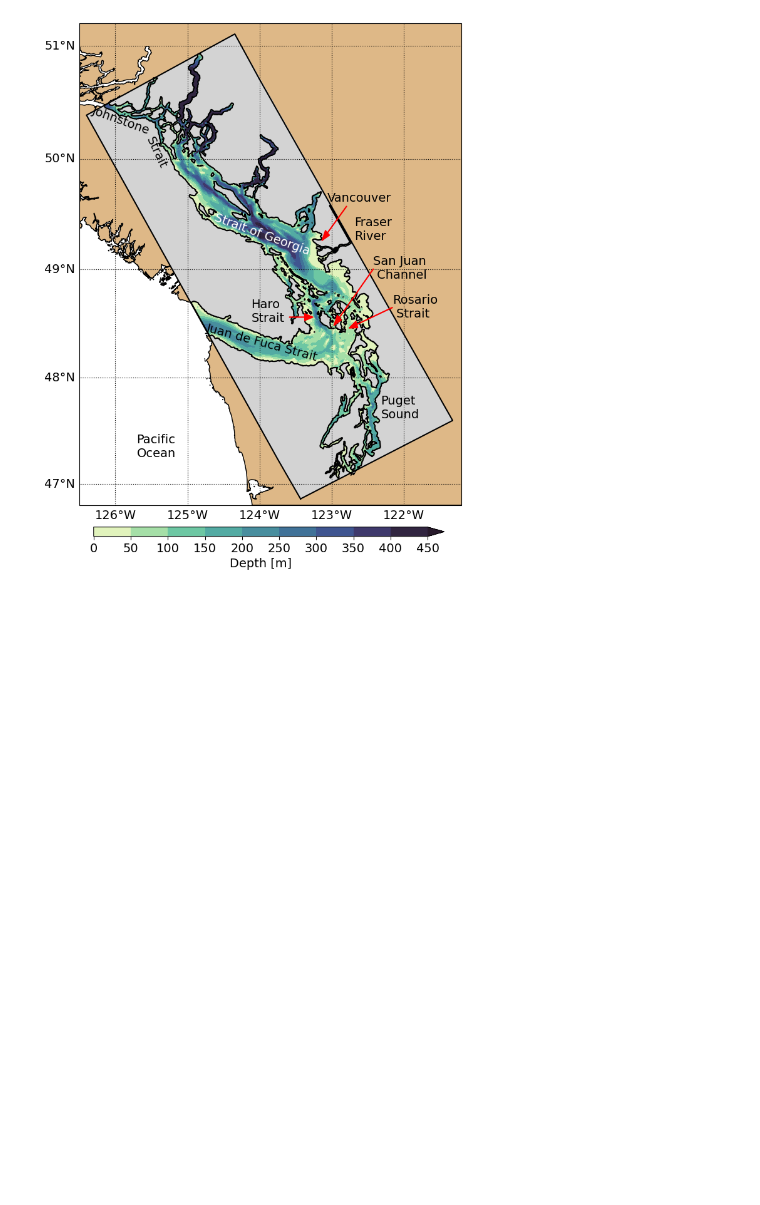
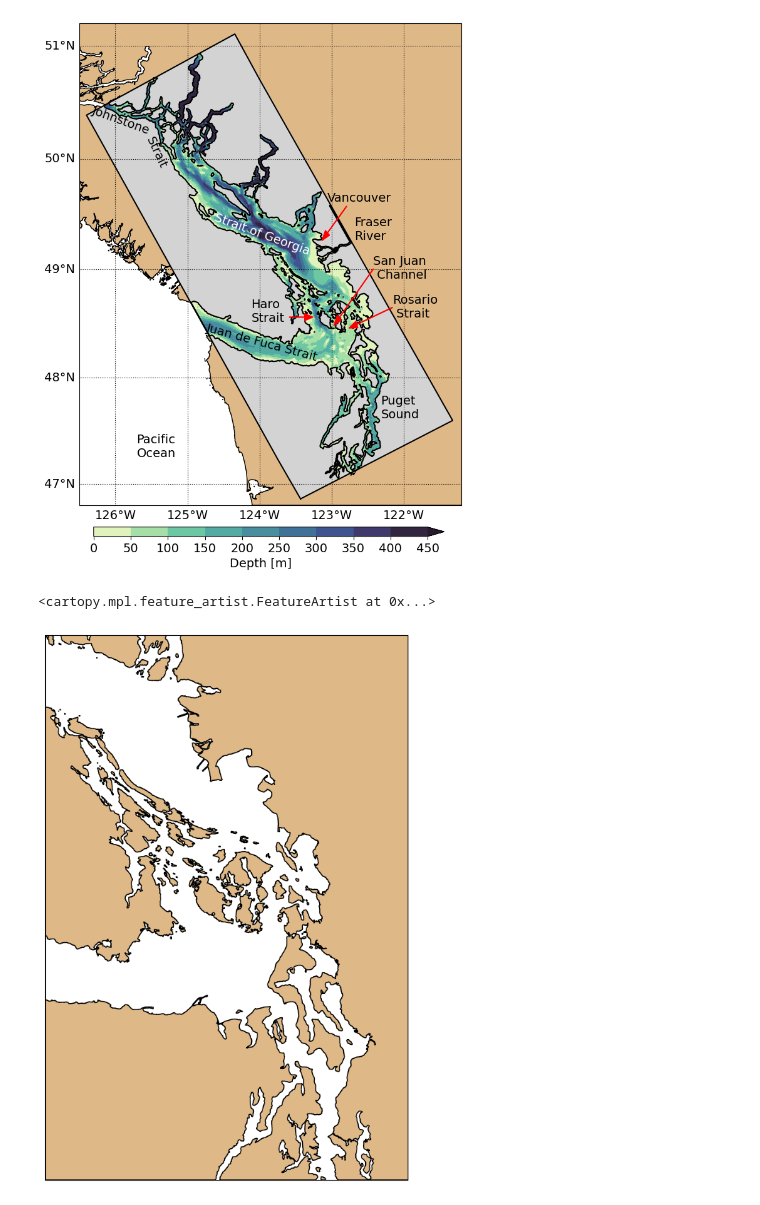
Before and after one commit to SalishSeaCast/analysis-camryn, a Jupyter notebook: notebooks/SSMap.ipynb, the cells around one changed output. Cells and saved outputs as stored; diff of their text form; code cells hidden in the pictures; blank space fills up the shorter version.

```diff
--- a/notebooks/SSMap.ipynb
+++ b/notebooks/SSMap.ipynb
@@ -16,10 +84,5 @@ from salishsea_tools import viz_tools, places
 # %%
-# Increase font size
-plt.rcParams['font.size'] = 14
-
-# Load grid and mask files
-grid = xr.open_dataset('/data/bmoorema/MEOPAR/grid/bathymetry_201702.nc', mask_and_scale=False)
-mask = xr.open_dataset('/data/bmoorema/MEOPAR/grid/mesh_mask201702.nc')
+#Plot for boundaries of Ariane runs
 
 # Make plot area
 xlim, ylim = [-126.5, -121.2], [46.8, 51.2]
@@ -76,3 +139,28 @@ cax = fig.add_axes([0.16, 0.06, 0.7, 0.015])
 fig.colorbar(c, cax=cax, orientation='horizontal', label='Depth [m]');
 # %% [output]
 [figure]
+# %%
+vvel = xr.open_dataset('/ocean/cstang/general/files_reshaped/SalishSeaCast_monthly_vvel_test_20180101_20180301.nc')
+mesh = xr.open_dataset('/home/sallen/MEOPAR/grid/mesh_mask202108.nc')
+vmask = 1 - mesh.vmask[0]
+
+mesh.vmask[0]
+
+e1v = mesh.e1v.values[0]
+e1t = mesh.e1v.values[0]
+
+masked_array = np.ma.zeros((898, 398))
+vfull = np.ma.masked_array(masked_array, mask=vmask[0])
+
+cmap = cma.Greys
+cmap.set_bad('lightgray')
+
+xlim, ylim = [-124, -122], [47.5, 49.5]
+fig, ax = plt.subplots(figsize=(8, 10), subplot_kw={'projection': crs.Mercator(np.mean(xlim), *ylim)})
+ax.pcolormesh(vfull)
+colours = ax.pcolormesh(vfull, cmap=cmap)
+ax.set_extent(xlim + ylim)
+ax.add_feature(feature.GSHHSFeature('full', edgecolor='k', facecolor='burlywood'))
+# %% [output]
+<cartopy.mpl.feature_artist.FeatureArtist at 0x...>
+[figure, added]
```
Also changed, not shown: parts of 7 cells of this notebook.
